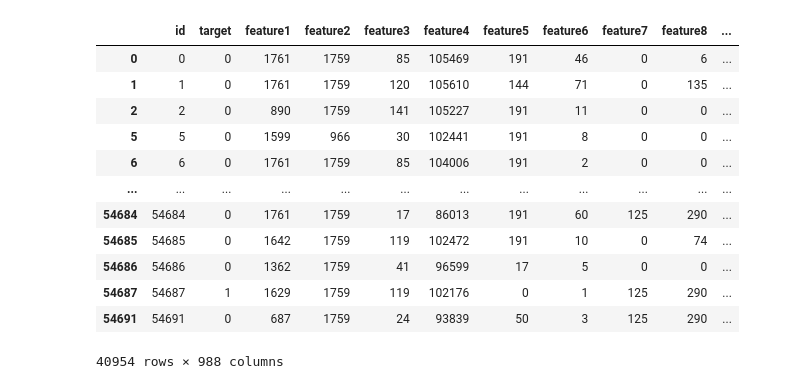
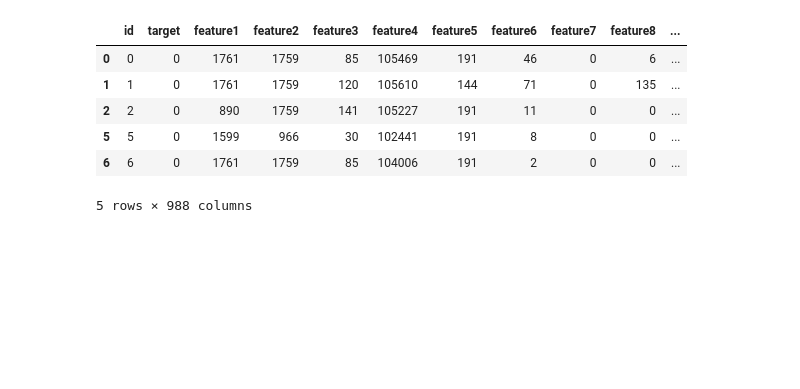
Before and after one commit to REU-DS-CLUB/purple_hack, a Jupyter notebook: autogluon.ipynb, the cells around one changed output. Cells and saved outputs as stored; diff of their text form; code cells hidden in the pictures; blank space fills up the shorter version.

```diff
--- a/autogluon.ipynb
+++ b/autogluon.ipynb
@@ -25,21 +28,17 @@ Requirement already satisfied: pycparser in /usr/local/lib/python3.10/dist-packa
 # %%
-train = pd.read_csv("/content/sber_train", sep=";", index_col=0)
+file_path = "Data/train_ai_comp_final_dp.parquet"
+pf = ParquetFile(file_path)
+df = pf.to_pandas()
+df = feature_drop(df)
+df.head()
+# %% [output]
+|  | id | target | feature1 | feature2 | feature3 | feature4 | feature5 | feature6 | feature7 | feature8 | ... |
+| 0 | 0 | 0 | 1761 | 1759 | 85 | 105469 | 191 | 46 | 0 | 6 | ... |
+| 1 | 1 | 0 | 1761 | 1759 | 120 | 105610 | 144 | 71 | 0 | 135 | ... |
+| 2 | 2 | 0 | 890 | 1759 | 141 | 105227 | 191 | 11 | 0 | 0 | ... |
+| 5 | 5 | 0 | 1599 | 966 | 30 | 102441 | 191 | 8 | 0 | 0 | ... |
+| 6 | 6 | 0 | 1761 | 1759 | 85 | 104006 | 191 | 2 | 0 | 0 | ... |
+5 rows × 988 columns
-# %%
-train
-# %% [output]
-|  | id | target | feature1 | feature2 | feature3 | feature4 | feature5 | feature6 | feature7 | feature8 | ... |
-| 0 | 0 | 0 | 1761 | 1759 | 85 | 105469 | 191 | 46 | 0 | 6 | ... |
-| 1 | 1 | 0 | 1761 | 1759 | 120 | 105610 | 144 | 71 | 0 | 135 | ... |
-| 2 | 2 | 0 | 890 | 1759 | 141 | 105227 | 191 | 11 | 0 | 0 | ... |
-| 5 | 5 | 0 | 1599 | 966 | 30 | 102441 | 191 | 8 | 0 | 0 | ... |
-| 6 | 6 | 0 | 1761 | 1759 | 85 | 104006 | 191 | 2 | 0 | 0 | ... |
-| ... | ... | ... | ... | ... | ... | ... | ... | ... | ... | ... | ... |
-| 54684 | 54684 | 0 | 1761 | 1759 | 17 | 86013 | 191 | 60 | 125 | 290 | ... |
-| 54685 | 54685 | 0 | 1642 | 1759 | 119 | 102472 | 191 | 10 | 0 | 74 | ... |
-| 54686 | 54686 | 0 | 1362 | 1759 | 41 | 96599 | 17 | 5 | 0 | 0 | ... |
-| 54687 | 54687 | 1 | 1629 | 1759 | 119 | 102176 | 0 | 1 | 125 | 290 | ... |
-| 54691 | 54691 | 0 | 687 | 1759 | 24 | 93839 | 50 | 3 | 125 | 290 | ... |
-40954 rows × 988 columns
 # %%
 X = df.drop(columns=['target', "id"])
 y = df['target']
```
Also changed, not shown: parts of 7 cells of this notebook, 2 other files.
